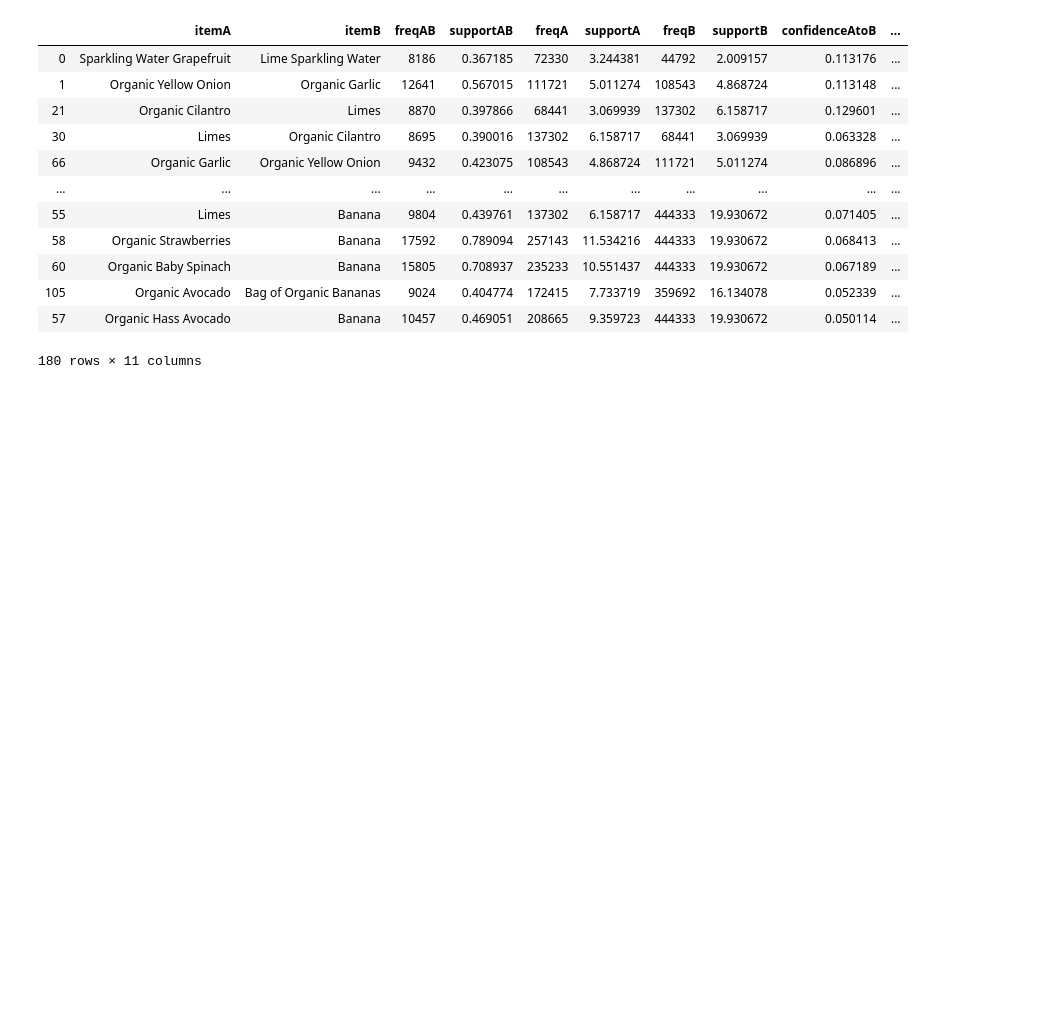
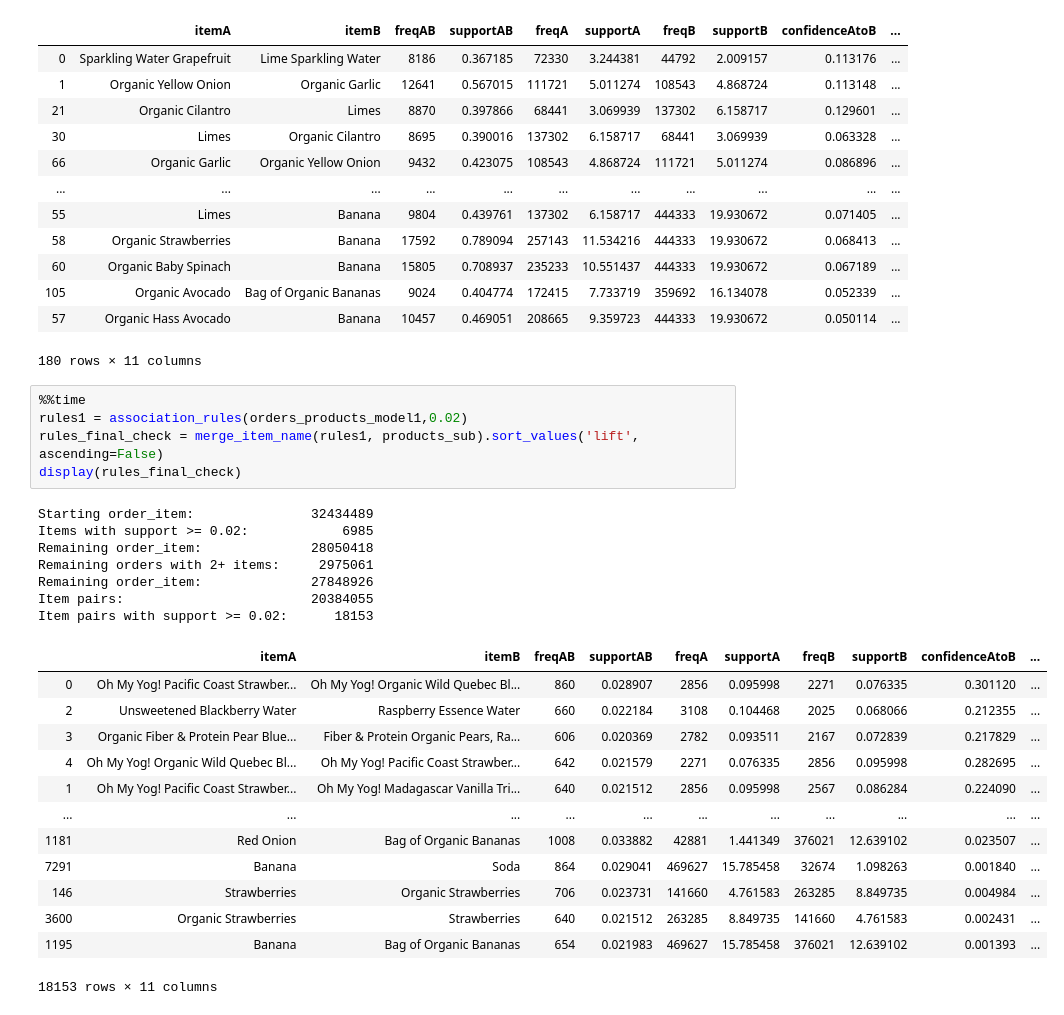
Before and after one commit to yashwanthky/Instacart_Market_Basket_Analysis, a Jupyter notebook: Data_Loading_Exploration.ipynb, the cells around one changed output. Drawn from its saved outputs; the diff is of its cells as text; blank space fills up the shorter version.

```diff
--- a/Data_Loading_Exploration.ipynb
+++ b/Data_Loading_Exploration.ipynb
@@ -840,3 +845,29 @@ display(rules_final)
 | 105 | Organic Avocado | Bag of Organic Bananas | 9024 | 0.404774 | 172415 | 7.733719 | 359692 | 16.134078 | 0.052339 | ... |
 | 57 | Organic Hass Avocado | Banana | 10457 | 0.469051 | 208665 | 9.359723 | 444333 | 19.930672 | 0.050114 | ... |
 180 rows × 11 columns
+# %%
+%%time
+rules1 = association_rules(orders_products_model1,0.02)
+rules_final_check = merge_item_name(rules1, products_sub).sort_values('lift', ascending=False)
+display(rules_final_check)
+# %% [output]
+Starting order_item:               32434489
+Items with support >= 0.02:            6985
+Remaining order_item:              28050418
+Remaining orders with 2+ items:     2975061
+Remaining order_item:              27848926
+Item pairs:                        20384055
+Item pairs with support >= 0.02:      18153
+|  | itemA | itemB | freqAB | supportAB | freqA | supportA | freqB | supportB | confidenceAtoB | ... |
+| 0 | Oh My Yog! Pacific Coast Strawber... | Oh My Yog! Organic Wild Quebec Bl... | 860 | 0.028907 | 2856 | 0.095998 | 2271 | 0.076335 | 0.301120 | ... |
+| 2 | Unsweetened Blackberry Water | Raspberry Essence Water | 660 | 0.022184 | 3108 | 0.104468 | 2025 | 0.068066 | 0.212355 | ... |
+| 3 | Organic Fiber & Protein Pear Blue... | Fiber & Protein Organic Pears, Ra... | 606 | 0.020369 | 2782 | 0.093511 | 2167 | 0.072839 | 0.217829 | ... |
+| 4 | Oh My Yog! Organic Wild Quebec Bl... | Oh My Yog! Pacific Coast Strawber... | 642 | 0.021579 | 2271 | 0.076335 | 2856 | 0.095998 | 0.282695 | ... |
+| 1 | Oh My Yog! Pacific Coast Strawber... | Oh My Yog! Madagascar Vanilla Tri... | 640 | 0.021512 | 2856 | 0.095998 | 2567 | 0.086284 | 0.224090 | ... |
+| ... | ... | ... | ... | ... | ... | ... | ... | ... | ... | ... |
+| 1181 | Red Onion | Bag of Organic Bananas | 1008 | 0.033882 | 42881 | 1.441349 | 376021 | 12.639102 | 0.023507 | ... |
+| 7291 | Banana | Soda | 864 | 0.029041 | 469627 | 15.785458 | 32674 | 1.098263 | 0.001840 | ... |
+| 146 | Strawberries | Organic Strawberries | 706 | 0.023731 | 141660 | 4.761583 | 263285 | 8.849735 | 0.004984 | ... |
+| 3600 | Organic Strawberries | Strawberries | 640 | 0.021512 | 263285 | 8.849735 | 141660 | 4.761583 | 0.002431 | ... |
+| 1195 | Banana | Bag of Organic Bananas | 654 | 0.021983 | 469627 | 15.785458 | 376021 | 12.639102 | 0.001393 | ... |
+18153 rows × 11 columns
```
Also changed, not shown: parts of 42 cells of this notebook.
